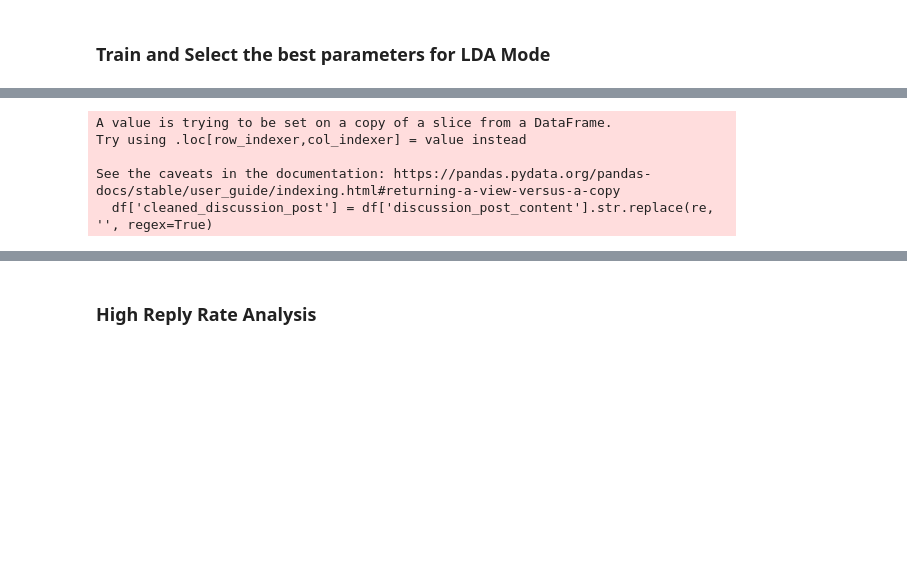
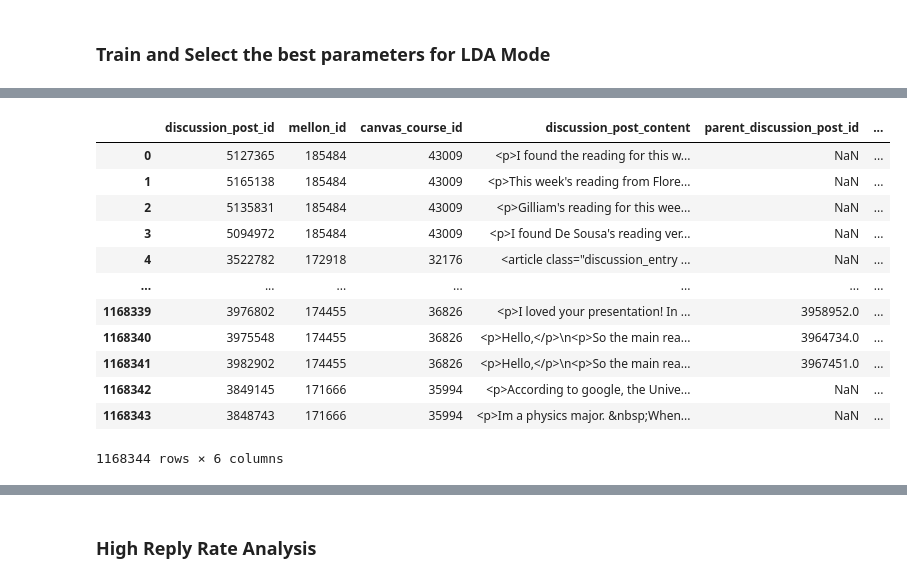
Before and after one commit to Kenny-Wei-GitHub/Discussion_Behavior_Project, a Jupyter notebook: individual_research.ipynb, the cells around one changed output, grey strips where cells are left out. Saved outputs shown, nothing was run; the diff lists cells and outputs as text; code cells hidden in the pictures; blank space fills up the shorter version.

```diff
--- a/individual_research.ipynb
+++ b/individual_research.ipynb
@@ -898,0 +782,2 @@ df1 = df_reply[['discussion_post_id', 'discussion_post_content', 'reply_rate']]
+# %%
+df_LDA = df.loc[:,['discussion_post_id', 'mellon_id', 'canvas_course_id', 'discussion_post_content', 'parent_discussion_post_id']]
@@ -899,8 +807,18 @@ df1 = df_reply[['discussion_post_id', 'discussion_post_content', 'reply_rate']]
 # %%
-df1 = oda.discussion_text_clean(df1)
+df_run = oda.discussion_text_clean(df_LDA)
-# %% [output]
-A value is trying to be set on a copy of a slice from a DataFrame.
-Try using .loc[row_indexer,col_indexer] = value instead
-
-See the caveats in the documentation: https://pandas.pydata.org/pandas-docs/stable/user_guide/indexing.html#returning-a-view-versus-a-copy
-  df['cleaned_discussion_post'] = df['discussion_post_content'].str.replace(re, '', regex=True)
+# %%
+df_run
+# %% [output]
+|  | discussion_post_id | mellon_id | canvas_course_id | discussion_post_content | parent_discussion_post_id | ... |
+| 0 | 5127365 | 185484 | 43009 | <p>I found the reading for this w... | NaN | ... |
+| 1 | 5165138 | 185484 | 43009 | <p>This week's reading from Flore... | NaN | ... |
+| 2 | 5135831 | 185484 | 43009 | <p>Gilliam's reading for this wee... | NaN | ... |
+| 3 | 5094972 | 185484 | 43009 | <p>I found De Sousa's reading ver... | NaN | ... |
+| 4 | 3522782 | 172918 | 32176 | <article class="discussion_entry ... | NaN | ... |
+| ... | ... | ... | ... | ... | ... | ... |
+| 1168339 | 3976802 | 174455 | 36826 | <p>I loved your presentation! In ... | 3958952.0 | ... |
+| 1168340 | 3975548 | 174455 | 36826 | <p>Hello,</p>\n<p>So the main rea... | 3964734.0 | ... |
+| 1168341 | 3982902 | 174455 | 36826 | <p>Hello,</p>\n<p>So the main rea... | 3967451.0 | ... |
+| 1168342 | 3849145 | 171666 | 35994 | <p>According to google, the Unive... | NaN | ... |
+| 1168343 | 3848743 | 171666 | 35994 | <p>Im a physics major. &nbsp;When... | NaN | ... |
+1168344 rows × 6 columns
```
Also changed, not shown: parts of 55 cells of this notebook.
